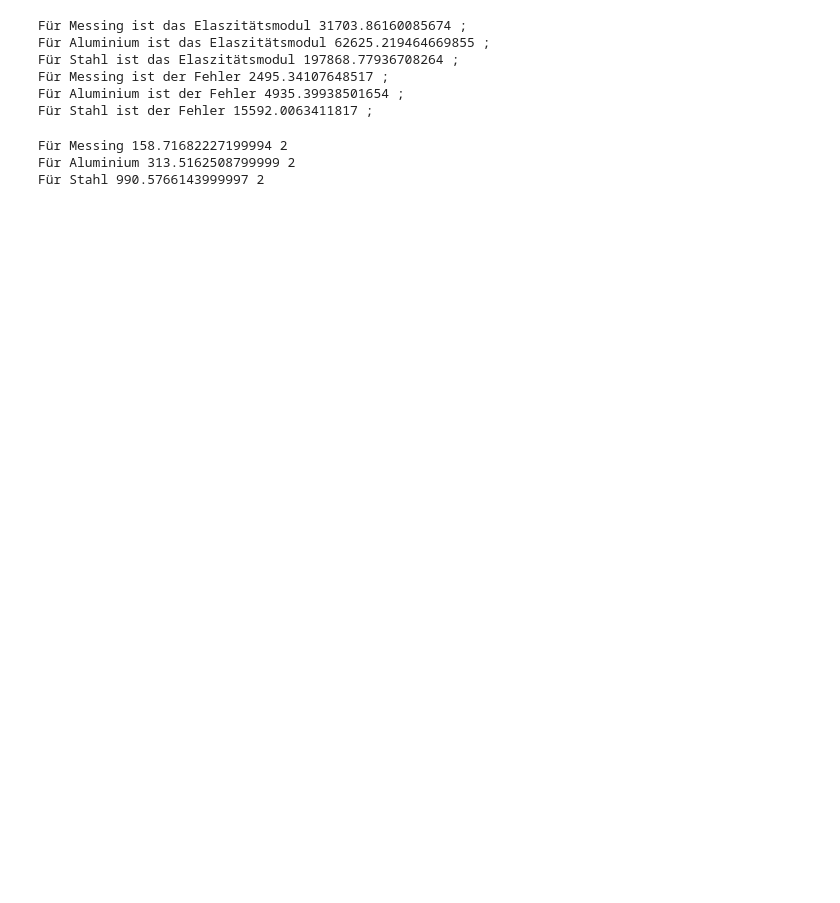
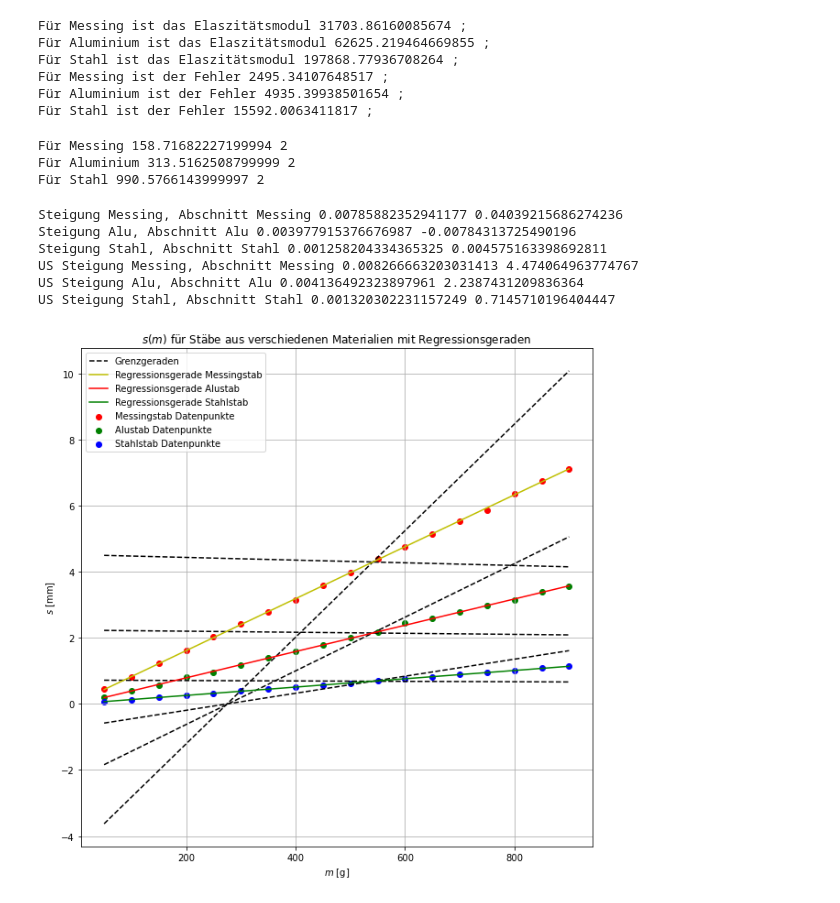
Before and after one commit to AP1ACC/V1, a Jupyter notebook: V6/V6 Johann.ipynb, the cells around one changed output. Cells and saved outputs as stored; diff of their text form; code cells hidden in the pictures; blank space fills up the shorter version.

Commit message:
Johann ist der beste
based title

```diff
--- a/V6/V6 Johann.ipynb
+++ b/V6/V6 Johann.ipynb
@@ -169,3 +169,63 @@ for i in range(3):
 Für Messing 158.71682227199994 2
 Für Aluminium 313.5162508799999 2
 Für Stahl 990.5766143999997 2
+# %%
+fig, ax = plt.subplots(figsize=(10,10))
+
+ax.scatter(m, mess, color='r', label='Messingstab Datenpunkte')
+ax.scatter(m, alu, color='g', label='Alustab Datenpunkte')
+ax.scatter(m, stahl, color='b', label='Stahlstab Datenpunkte')
+
+x = np.linspace(50, 900, 18)
+b_mess, a_mess = bestB(m, mess), bestA(m, mess)
+b_alu, a_alu = bestB(m, alu), bestA(m, alu)
+b_stahl, a_stahl = bestB(m, stahl), bestA(m, stahl)
+
+print('Steigung Messing, Abschnitt Messing', b_mess, a_mess)
+print('Steigung Alu, Abschnitt Alu', b_alu, a_alu)
+print('Steigung Stahl, Abschnitt Stahl', b_stahl, a_stahl)
+
+us_b_mess, us_a_mess = stuB(m, mess), stuA(m, mess)
+us_b_alu, us_a_alu = stuB(m, alu), stuA(m, alu)
+us_b_stahl, us_a_stahl = stuB(m, stahl), stuA(m, stahl)
+
+ax.plot(x, x*(b_mess+us_b_mess)+ a_mess-us_a_mess, color='black', ls='--', label='Grenzgeraden')
+ax.plot(x, x*(b_mess-us_b_mess)+ a_mess+us_a_mess, color='black', ls='--')
+
+ax.plot(x, x*(b_alu+us_b_alu)+ a_alu-us_a_alu, color='black', ls='--')
+ax.plot(x, x*(b_alu-us_b_alu)+ a_alu+us_a_alu, color='black', ls='--')
+
+ax.plot(x, x*(b_stahl+us_b_stahl)+ a_stahl-us_a_stahl, color='black', ls='--')
+ax.plot(x, x*(b_stahl-us_b_stahl)+ a_stahl+us_a_stahl, color='black', ls='--')
+
+print('US Steigung Messing, Abschnitt Messing', us_b_mess, us_a_mess)
+print('US Steigung Alu, Abschnitt Alu', us_b_alu, us_a_alu)
+print('US Steigung Stahl, Abschnitt Stahl', us_b_stahl, us_a_stahl)
+
+ax.plot(x, x*b_mess+ a_mess, color='y', label='Regressionsgerade Messingstab')
+ax.plot(x, x*b_alu+ a_alu, color='r', label='Regressionsgerade Alustab')
+ax.plot(x, x*b_stahl+ a_stahl, color='g', label='Regressionsgerade Stahlstab')
+
+ax.set(xlabel=r'$m$ [g]', ylabel=r'$s$ [mm]', title=r'$s(m)$ für Stäbe aus verschiedenen Materialien mit Regressionsgeraden')
+ax.legend()
+ax.grid()
+
+fig.savefig("s(m).png")
+
+# E-Modul
+#A =
+#E = m*g*l/(A*s)
+
+#werte_E = np.array([])
+#us_Ev = np.array([])
+#exp_E = np.array([1, 1, 1, -1, -1])
+
+#us_E = einfachGaussMult(us_Ev, werte, exponenten)
+# %% [output]
+Steigung Messing, Abschnitt Messing 0.00785882352941177 0.04039215686274236
+Steigung Alu, Abschnitt Alu 0.003977915376676987 -0.00784313725490196
+Steigung Stahl, Abschnitt Stahl 0.001258204334365325 0.004575163398692811
+US Steigung Messing, Abschnitt Messing 0.008266663203031413 4.474064963774767
+US Steigung Alu, Abschnitt Alu 0.004136492323897961 2.2387431209836364
+US Steigung Stahl, Abschnitt Stahl 0.001320302231157249 0.7145710196404447
+[figure, added]
```
Also changed, not shown: parts of 2 cells of this notebook.
